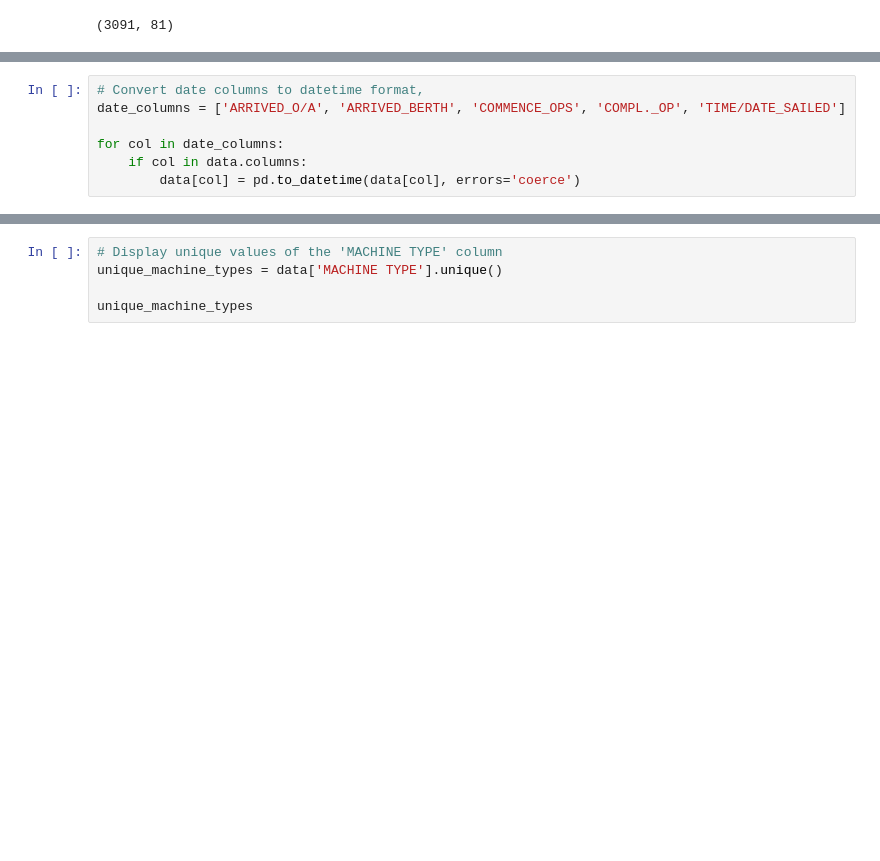
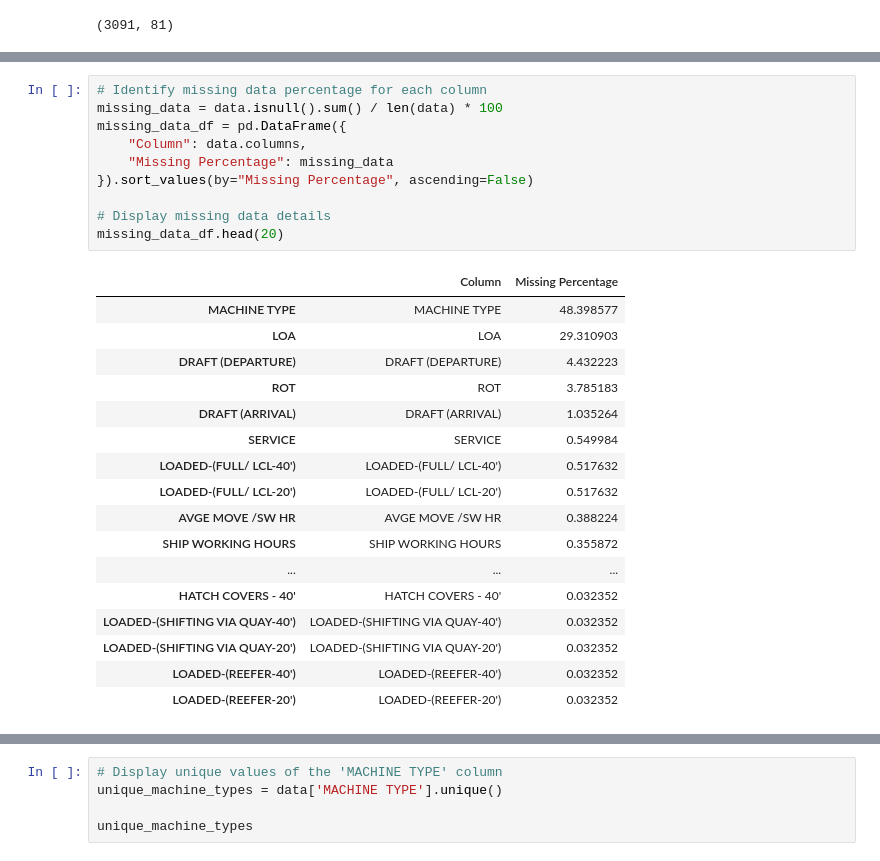
Before and after one commit to Athman-Athman/RESEARCH, a Jupyter notebook: RESEARCH_DATA_ANALYSIS_VTT_NOV_24.ipynb, the cells around one changed output, grey strips where cells are left out. Saved outputs shown, nothing was run; the diff lists cells and outputs as text; blank space fills up the shorter version.

```diff
--- a/RESEARCH_DATA_ANALYSIS_VTT_NOV_24.ipynb
+++ b/RESEARCH_DATA_ANALYSIS_VTT_NOV_24.ipynb
@@ -42,7 +40,0 @@ variables
-# %%
-# Convert date columns to datetime format,
-date_columns = ['ARRIVED_O/A', 'ARRIVED_BERTH', 'COMMENCE_OPS', 'COMPL._OP', 'TIME/DATE_SAILED']
-
-for col in date_columns:
-    if col in data.columns:
-        data[col] = pd.to_datetime(data[col], errors='coerce')
@@ -48,0 +54,28 @@ for col in date_columns:
+# %%
+# Identify missing data percentage for each column
+missing_data = data.isnull().sum() / len(data) * 100
+missing_data_df = pd.DataFrame({
+    "Column": data.columns,
+    "Missing Percentage": missing_data
+}).sort_values(by="Missing Percentage", ascending=False)
+
+# Display missing data details
+missing_data_df.head(20)
+# %% [output]
+|  | Column | Missing Percentage |
+| MACHINE TYPE | MACHINE TYPE | 48.398577 |
+| LOA | LOA | 29.310903 |
+| DRAFT (DEPARTURE) | DRAFT (DEPARTURE) | 4.432223 |
+| ROT | ROT | 3.785183 |
+| DRAFT (ARRIVAL) | DRAFT (ARRIVAL) | 1.035264 |
+| SERVICE | SERVICE | 0.549984 |
+| LOADED-(FULL/ LCL-40') | LOADED-(FULL/ LCL-40') | 0.517632 |
+| LOADED-(FULL/ LCL-20') | LOADED-(FULL/ LCL-20') | 0.517632 |
+| AVGE MOVE /SW HR | AVGE MOVE /SW HR | 0.388224 |
+| SHIP WORKING HOURS | SHIP WORKING HOURS | 0.355872 |
+| ... | ... | ... |
+| HATCH COVERS - 40' | HATCH COVERS - 40' | 0.032352 |
+| LOADED-(SHIFTING VIA QUAY-40') | LOADED-(SHIFTING VIA QUAY-40') | 0.032352 |
+| LOADED-(SHIFTING VIA QUAY-20') | LOADED-(SHIFTING VIA QUAY-20') | 0.032352 |
+| LOADED-(REEFER-40') | LOADED-(REEFER-40') | 0.032352 |
+| LOADED-(REEFER-20') | LOADED-(REEFER-20') | 0.032352 |
```
Also changed, not shown: parts of 10 cells of this notebook.
